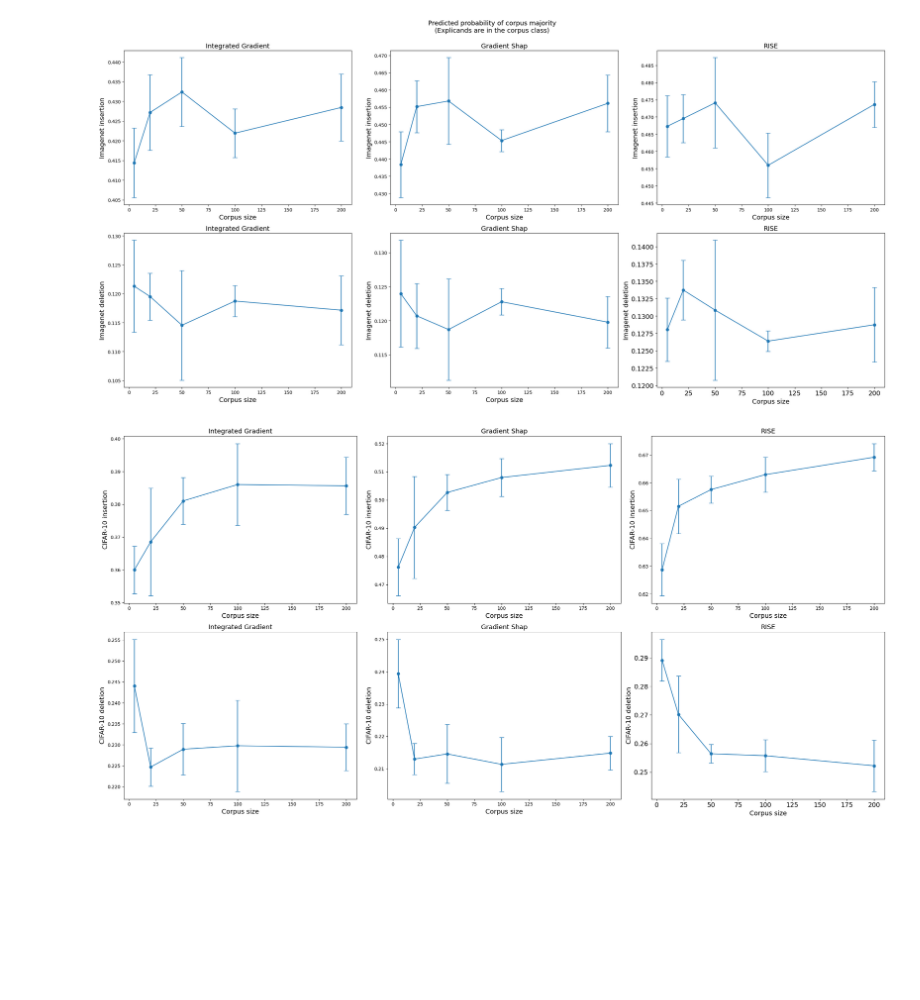
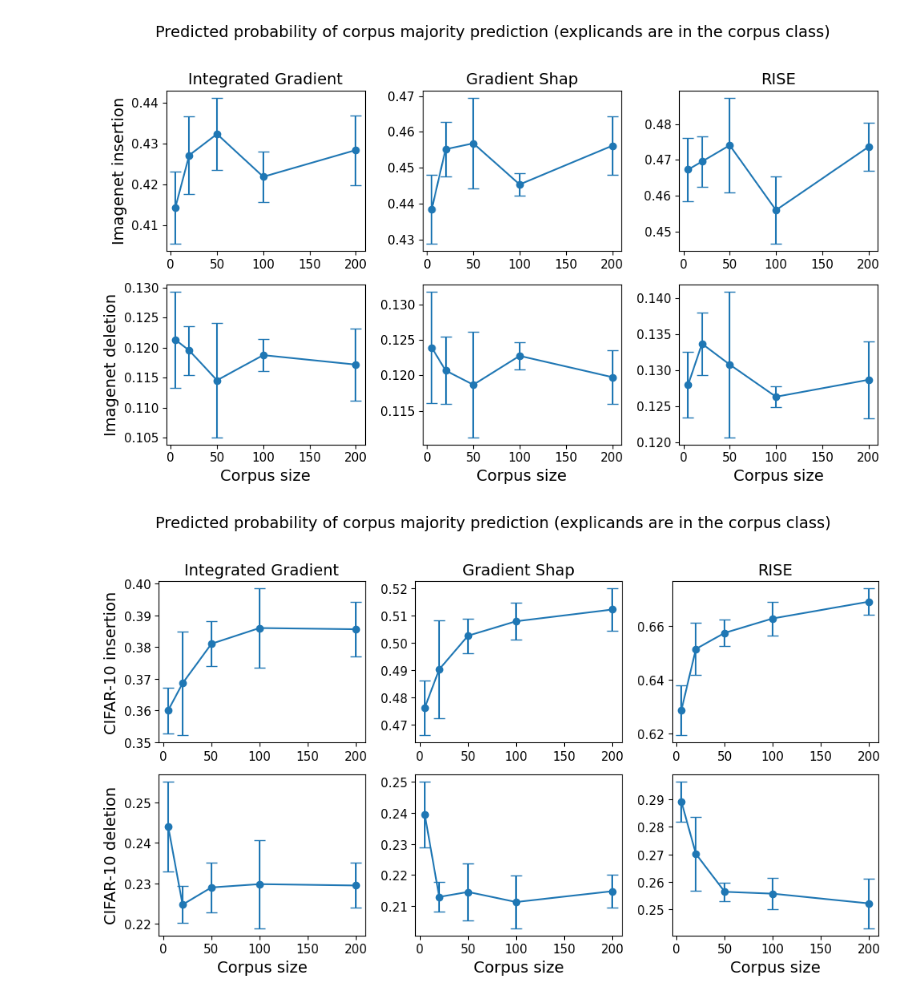
Before and after one commit to suinleelab/cl-explainability, a Jupyter notebook: notebooks/plots/corpus_size_sensitivity.ipynb, the cells around one changed output. Saved outputs shown, nothing was run; the diff lists cells and outputs as text; code cells hidden in the pictures; blank space fills up the shorter version.

Commit message:
Polish sensitivity analysis plots

```diff
--- a/notebooks/plots/corpus_size_sensitivity.ipynb
+++ b/notebooks/plots/corpus_size_sensitivity.ipynb
@@ -181,7 +181,7 @@ def format_eval_name(name):
     format_map = {
         "corpus_cosine_similarity": "Cosine similarity to corpus",
         "contrastive_corpus_cosine_similarity": "Contrastive corpus similarity",
-        "corpus_majority_prob": "Predicted probability of corpus majority",
+        "corpus_majority_prob": "Predicted probability of corpus majority prediction",
         "explicand_pred_prob": "Predicted probability of explicand",
         "explicand_rep_shift": "Representation shift of explicand",
     }
@@ -252,9 +252,14 @@ def lineplot_results(
     plot_legend=True,
 ):
     capsize = 5
-    fig, axes = plt.subplots(ncols=len(attribution_list), nrows=2, figsize=(24, 12))
+    fig, axes = plt.subplots(ncols=len(attribution_list), nrows=2, figsize=(10, 6))
     formatted_dataset = format_dataset_name(dataset)
     formatted_eval_name = format_eval_name(eval_name)
+
+    if same_class:
+        color = "tab:blue"
+    else:
+        color = "tab:orange"
 
     for i, attribution in enumerate(attribution_list):
         formatted_attribution = format_attribution_name(attribution)
@@ -277,44 +282,49 @@ def lineplot_results(
                 deletion_auc_dict[dataset][explanation][attribution][corpus_size][eval_name]["ci"]
                 for corpus_size in corpus_size_list
             ]
+
             axes[0, i].errorbar(
                 corpus_size_list,
                 insertion_auc_means,
                 yerr=insertion_auc_cis,
-                color=explanation_colors[explanation],
+                color=color,
                 linestyle="solid",
                 marker="o",
                 capsize=capsize,
                 label=formatted_explanation,
             )
-            axes[0, i].set_xlabel("Corpus size", fontsize=fontsize)
-            axes[0, i].set_ylabel(f"{formatted_dataset} insertion", fontsize=fontsize)
+            if i == 0:
+                axes[0, i].set_ylabel(f"{formatted_dataset} insertion", fontsize=fontsize)
             axes[0, i].set_title(formatted_attribution, fontsize=fontsize)
+            axes[0, i].tick_params(axis="x", labelsize=11)
+            axes[0, i].tick_params(axis="y", labelsize=11)
 
             axes[1, i].errorbar(
                 corpus_size_list,
                 deletion_auc_means,
                 yerr=deletion_auc_cis,
-                color=explanation_colors[explanation],
+                color=color,
                 linestyle="solid",
                 marker="o",
                 capsize=capsize,
                 label=formatted_explanation,
             )
             axes[1, i].set_xlabel("Corpus size", fontsize=fontsize)
-            axes[1, i].set_ylabel(f"{formatted_dataset} deletion", fontsize=fontsize)
-            axes[1, i].set_title(formatted_attribution, fontsize=fontsize)
+            if i == 0:
+                axes[1, i].set_ylabel(f"{formatted_dataset} deletion", fontsize=fontsize)
+            axes[1, i].tick_params(axis="x", labelsize=11)
+            axes[1, i].tick_params(axis="y", labelsize=11)
+
+
     if plot_legend:
         axes[0, 0].legend(loc="lower right", fontsize=fontsize)
     title = formatted_eval_name
     if same_class:
-        title += "\n(Explicands are in the corpus class)\n"
+        title += " (explicands are in the corpus class)\n"
     else:
-        title += "\n(Explicands are not in the corpus class)\n"
+        title += " (explicands are not in the corpus class)\n"
     if plot_overall_title:
         plt.suptitle(title, fontsize=fontsize)
-    plt.xticks(fontsize=fontsize)
-    plt.yticks(fontsize=fontsize)
     plt.tight_layout()
     plt.show()
 # %%
@@ -361,16 +371,16 @@ for dataset, meta_dict in dataset_meta_dict.items():
 # %%
 for i, dataset in enumerate(dataset_meta_dict.keys()):
     plot_extra = i == 0
     lineplot_results(
         dataset=dataset,
         eval_name="corpus_majority_prob",
         insertion_auc_dict=insertion_auc_dict,
         deletion_auc_dict=deletion_auc_dict,
         same_class=True,
         fontsize=14,
-        plot_overall_title=plot_extra,
+        plot_overall_title=True,
         plot_legend=False,
     )
 # %% [output]
-[figure, old version]
+[figure, new version]
-[figure, old version]
+[figure, new version]
```
Also changed, not shown: parts of 4 cells of this notebook, 1 other file.
